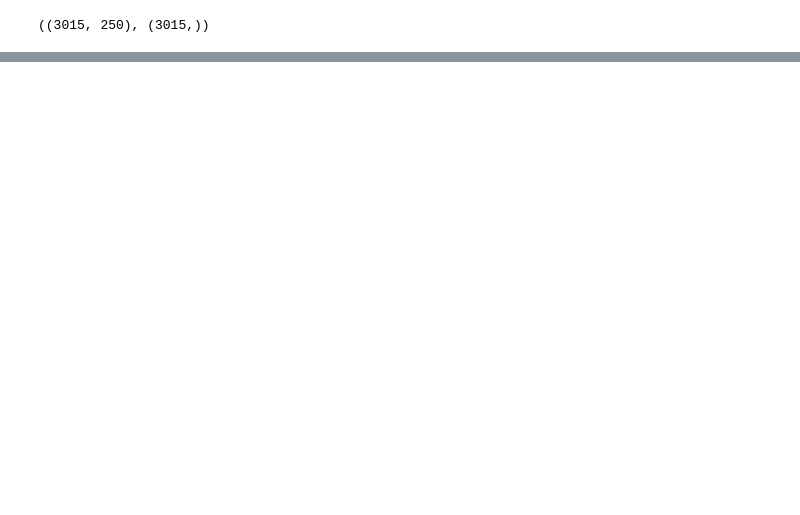
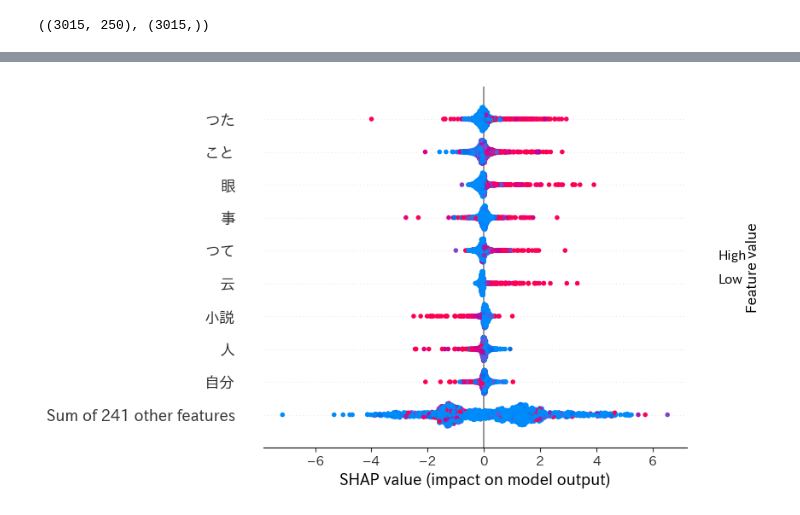
Before and after one commit to tai1012/aozora, a Jupyter notebook: ML/main_vec.ipynb, the cells around one changed output, grey strips where cells are left out. Saved outputs shown, nothing was run; the diff lists cells and outputs as text; code cells hidden in the pictures; blank space fills up the shorter version.

```diff
--- a/ML/main_vec.ipynb
+++ b/ML/main_vec.ipynb
@@ -80,0 +477,4 @@ lgbm = lgbm.LGBMClassifier(max_depth=10,
+# %%
+shap.plots.beeswarm(shap_values)
+# %% [output]
+[figure, added]
```
Also changed, not shown: parts of 30 cells of this notebook, 5 other files.
